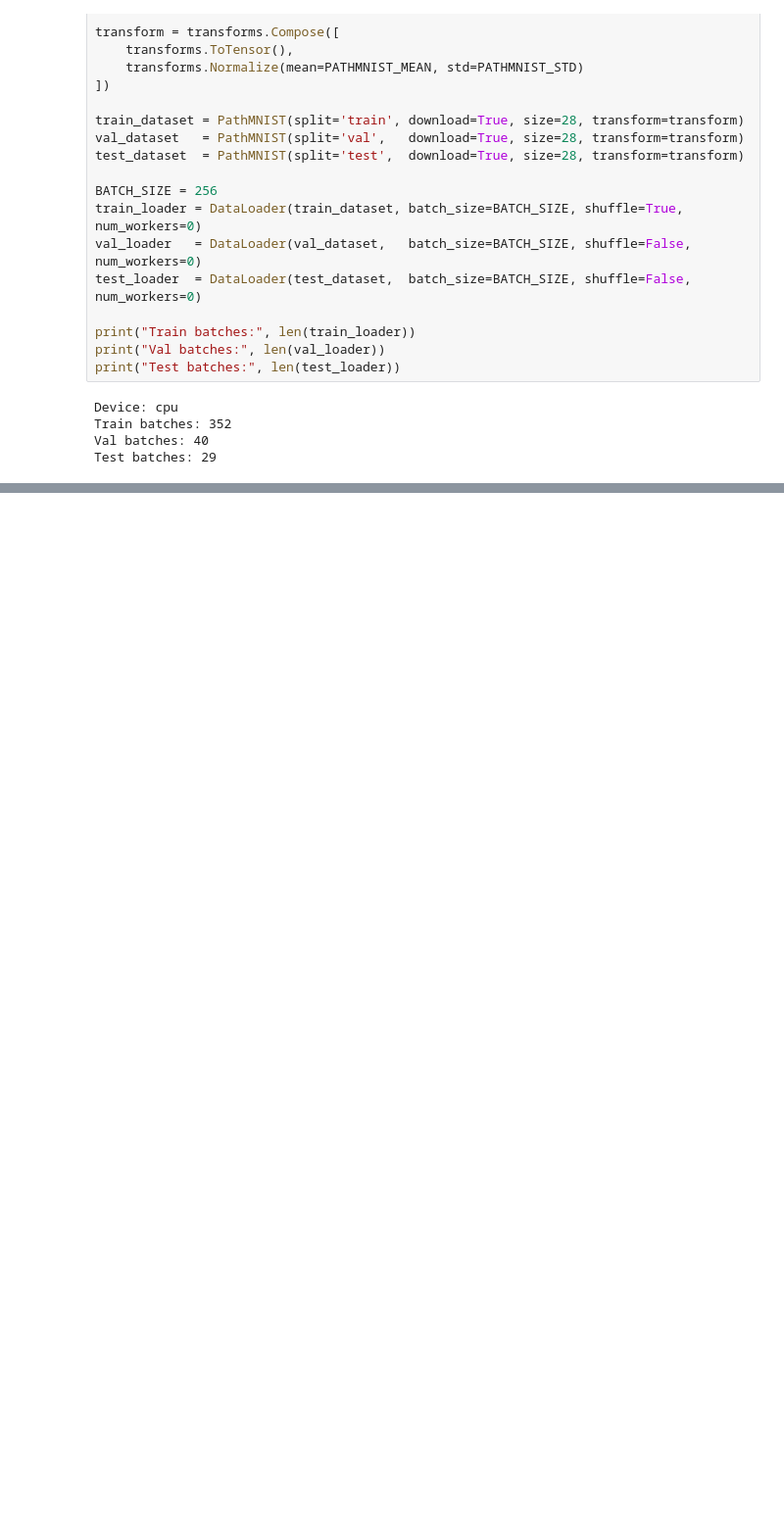
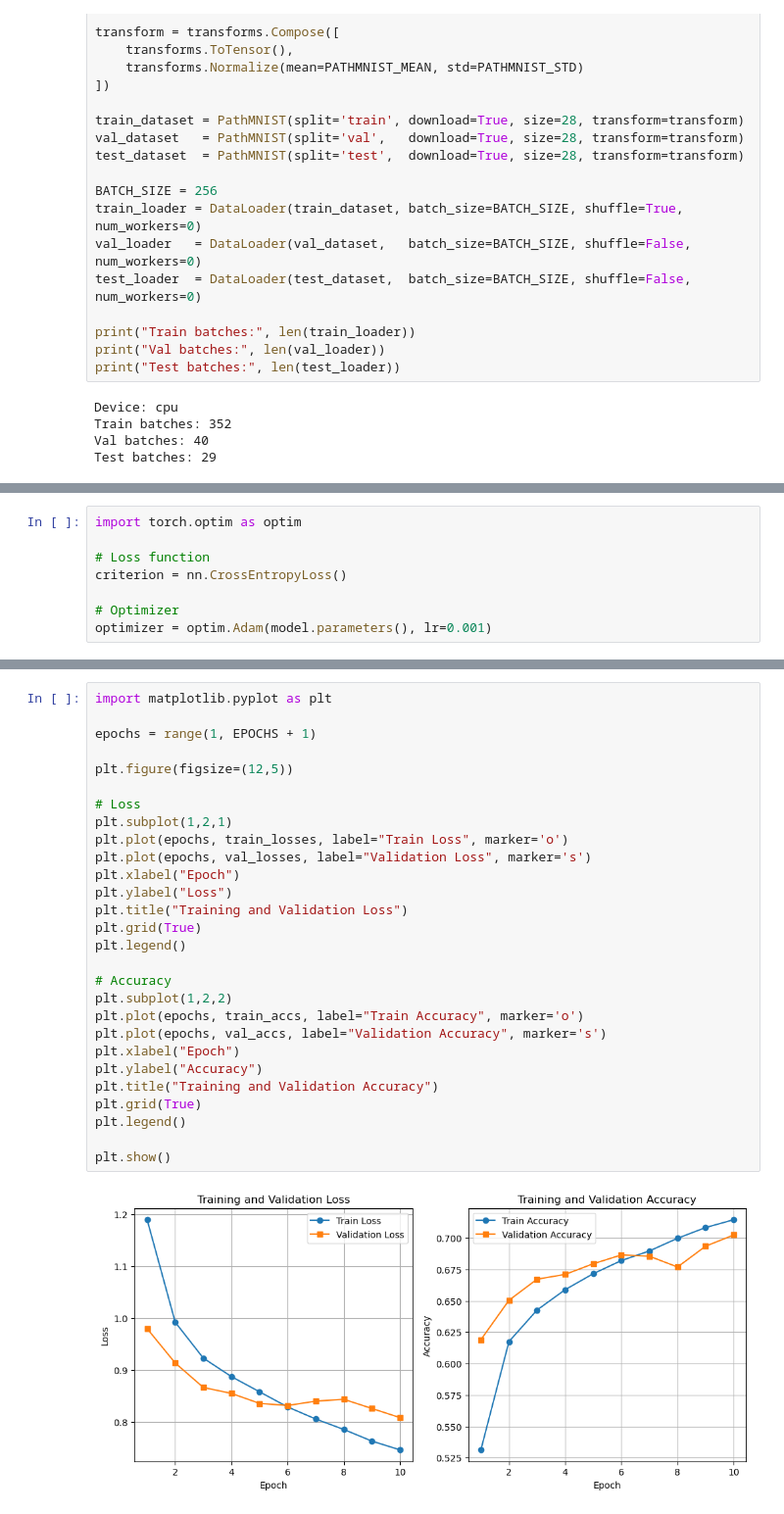
Before and after one commit to Haylize/DL--COLORECTAL-CANCER-TISSUE-CLASSIFICATION, a Jupyter notebook: 1.Exploration.ipynb, the cells around one changed output, grey strips where cells are left out. Shown at 98% size. Saved outputs shown, nothing was run; the diff lists cells and outputs as text; blank space fills up the shorter version.

```diff
--- a/1.Exploration.ipynb
+++ b/1.Exploration.ipynb
@@ -451,0 +525,8 @@ Test batches: 29
+# %%
+import torch.optim as optim
+
+# Loss function
+criterion = nn.CrossEntropyLoss()
+
+# Optimizer
+optimizer = optim.Adam(model.parameters(), lr=0.001)
@@ -451,0 +618,30 @@ Test batches: 29
+# %%
+import matplotlib.pyplot as plt
+
+epochs = range(1, EPOCHS + 1)
+
+plt.figure(figsize=(12,5))
+
+# Loss
+plt.subplot(1,2,1)
+plt.plot(epochs, train_losses, label="Train Loss", marker='o')
+plt.plot(epochs, val_losses, label="Validation Loss", marker='s')
+plt.xlabel("Epoch")
+plt.ylabel("Loss")
+plt.title("Training and Validation Loss")
+plt.grid(True)
+plt.legend()
+
+# Accuracy
+plt.subplot(1,2,2)
+plt.plot(epochs, train_accs, label="Train Accuracy", marker='o')
+plt.plot(epochs, val_accs, label="Validation Accuracy", marker='s')
+plt.xlabel("Epoch")
+plt.ylabel("Accuracy")
+plt.title("Training and Validation Accuracy")
+plt.grid(True)
+plt.legend()
+
+plt.show()
+# %% [output]
+[figure, added]
```
Also changed, not shown: parts of 10 cells of this notebook.
